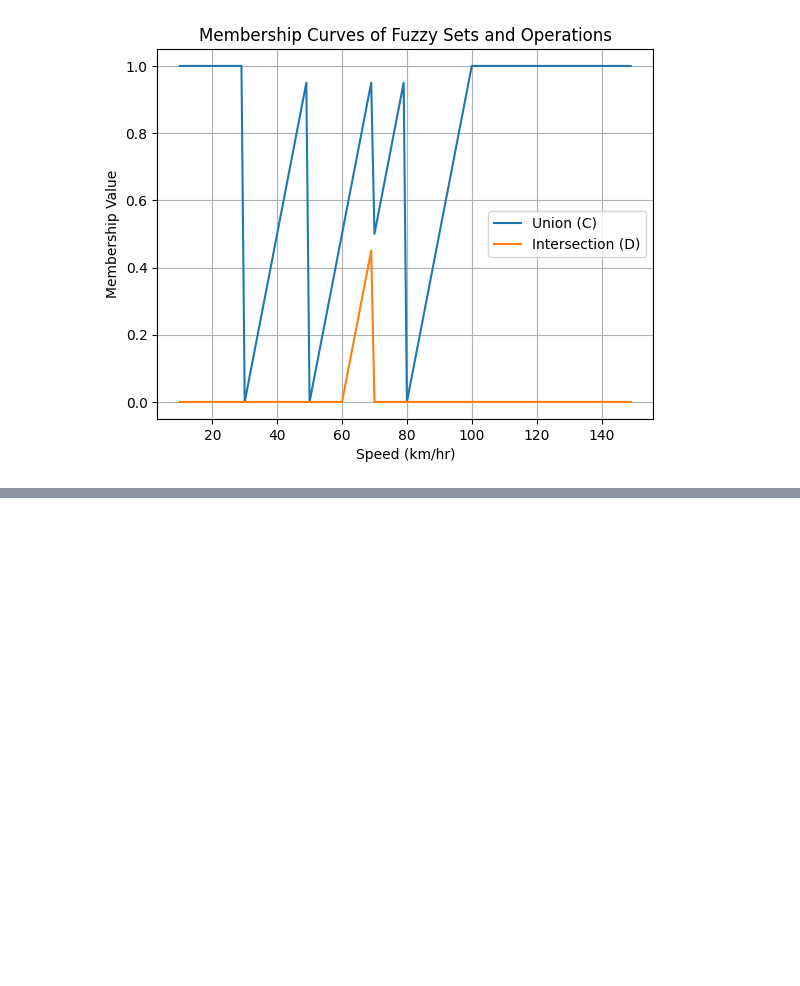
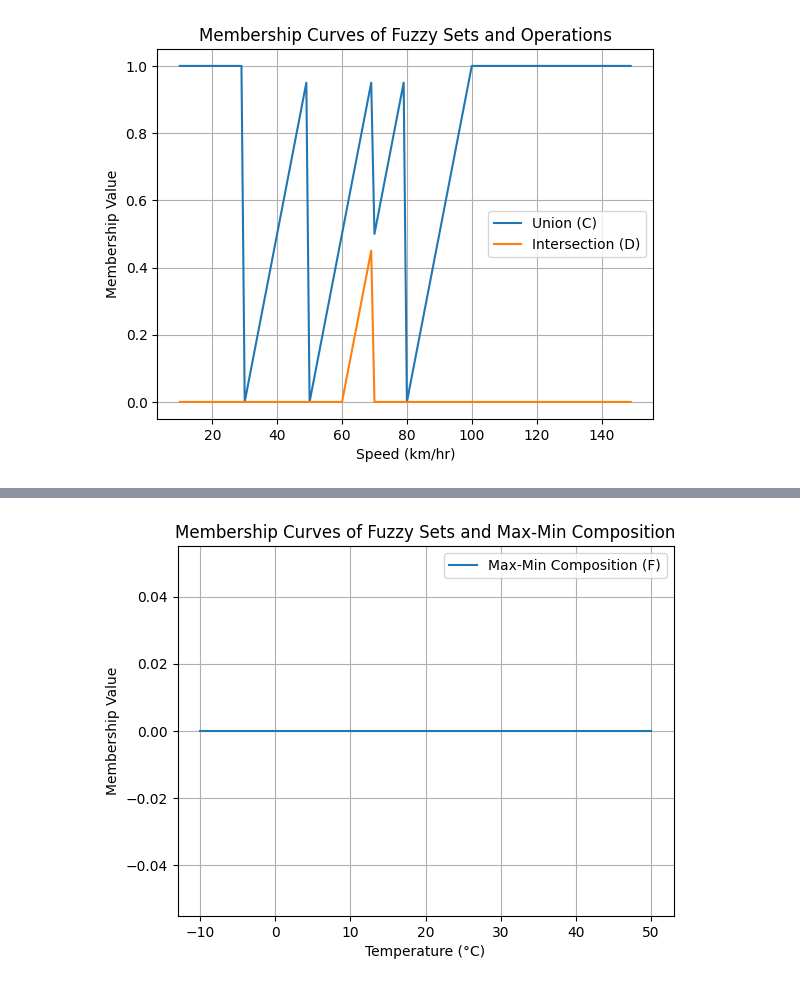
Before and after one commit to v-e-d-a/Soft-Computing-CS-3183, a Jupyter notebook: Assignment2.ipynb, the cells around one changed output, grey strips where cells are left out. Saved outputs shown, nothing was run; the diff lists cells and outputs as text; code cells hidden in the pictures; blank space fills up the shorter version.

```diff
--- a/Assignment2.ipynb
+++ b/Assignment2.ipynb
@@ -110,0 +141,10 @@ plt.show()
+# %%
+plt.plot(U, max_min, label='Max-Min Composition (F)')
+plt.xlabel('Temperature (°C)')
+plt.ylabel('Membership Value')
+plt.title('Membership Curves of Fuzzy Sets and Max-Min Composition')
+plt.legend()
+plt.grid()
+plt.show()
+# %% [output]
+[figure, added]
```
Also changed, not shown: parts of 2 cells of this notebook.
